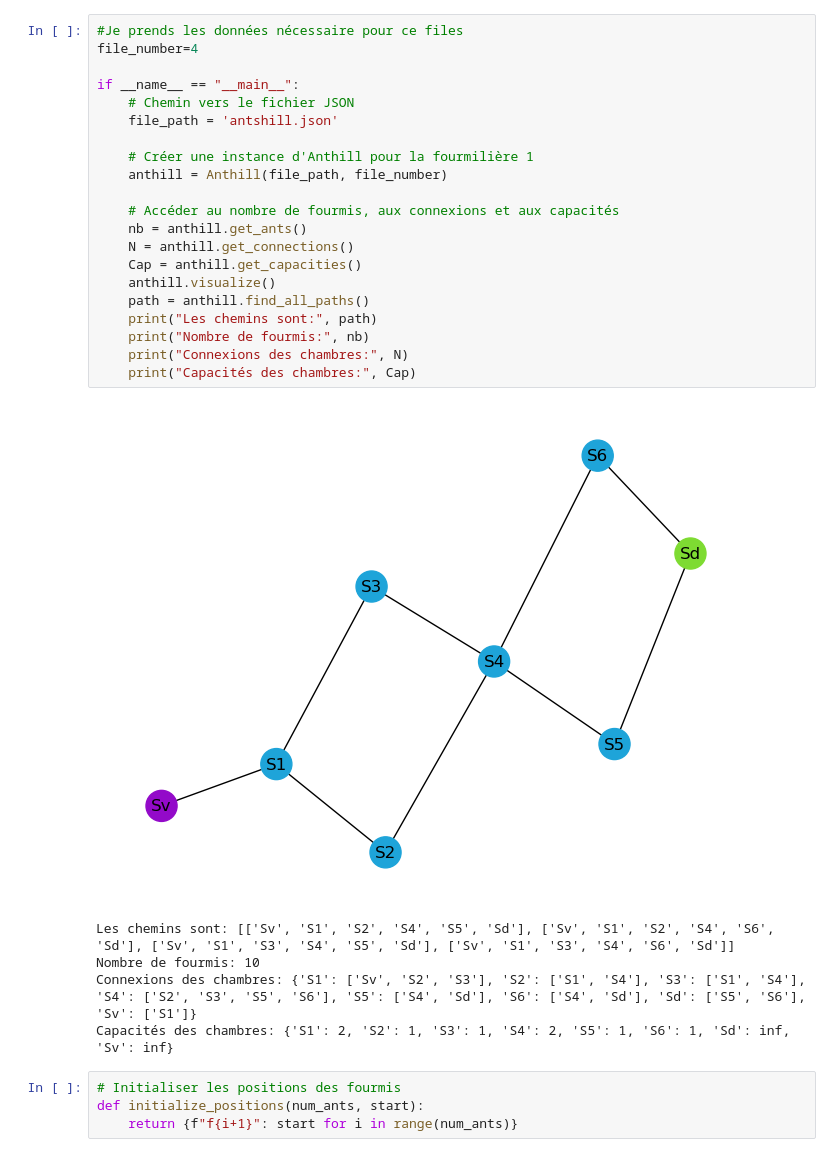
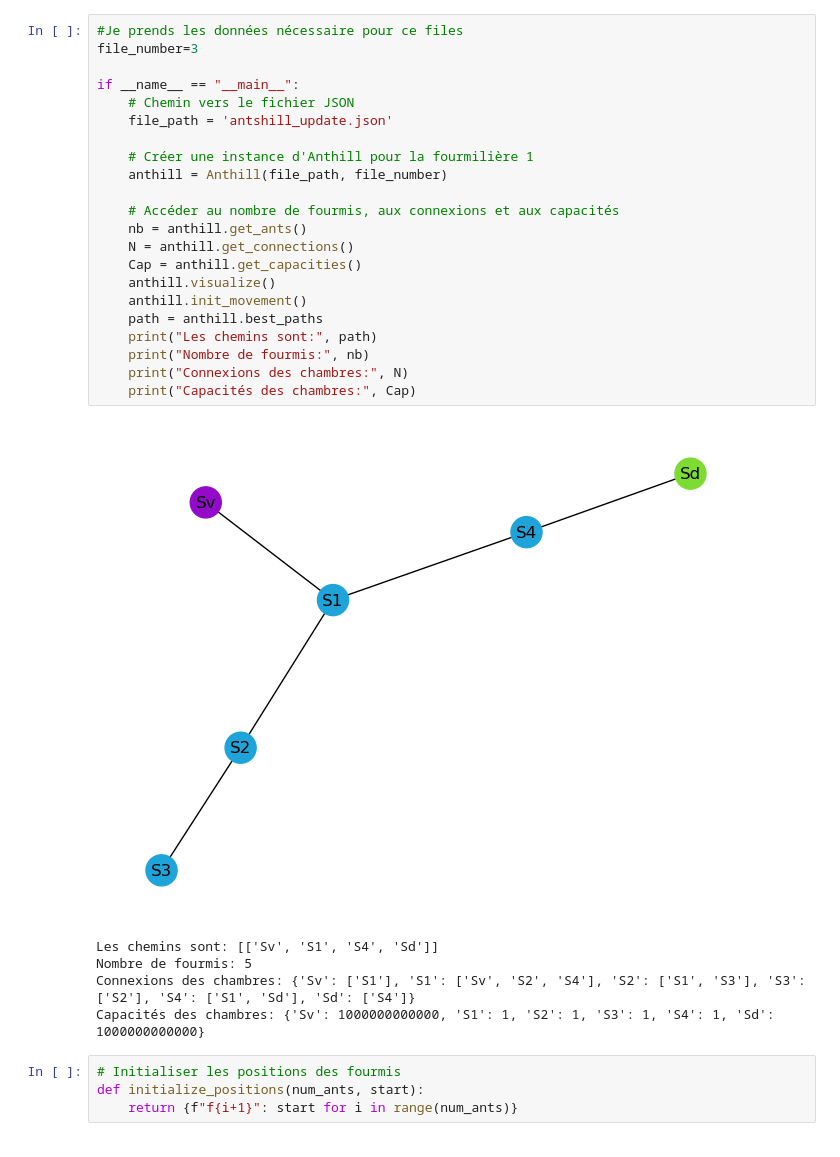
Before and after one commit to julienRactM/uneviedefourmi, a Jupyter notebook: Untitled.ipynb, the cells around one changed output. Cells and saved outputs as stored; diff of their text form.

```diff
--- a/Untitled.ipynb
+++ b/Untitled.ipynb
@@ -92,31 +224,32 @@ class Anthill:
         plt.show()
 # %%
 #Je prends les données nécessaire pour ce files
-file_number=4
+file_number=3
 
 if __name__ == "__main__":
     # Chemin vers le fichier JSON
-    file_path = 'antshill.json'
+    file_path = 'antshill_update.json'
 
     # Créer une instance d'Anthill pour la fourmilière 1
     anthill = Anthill(file_path, file_number)
 
     # Accéder au nombre de fourmis, aux connexions et aux capacités
     nb = anthill.get_ants()
     N = anthill.get_connections()
     Cap = anthill.get_capacities()
     anthill.visualize()
-    path = anthill.find_all_paths()
+    anthill.init_movement()
+    path = anthill.best_paths
     print("Les chemins sont:", path)
     print("Nombre de fourmis:", nb)
     print("Connexions des chambres:", N)
     print("Capacités des chambres:", Cap)
 # %% [output]
-[figure, old version]
+[figure, new version]
-Les chemins sont: [['Sv', 'S1', 'S2', 'S4', 'S5', 'Sd'], ['Sv', 'S1', 'S2', 'S4', 'S6', 'Sd'], ['Sv', 'S1', 'S3', 'S4', 'S5', 'Sd'], ['Sv', 'S1', 'S3', 'S4', 'S6', 'Sd']]
-Nombre de fourmis: 10
-Connexions des chambres: {'S1': ['Sv', 'S2', 'S3'], 'S2': ['S1', 'S4'], 'S3': ['S1', 'S4'], 'S4': ['S2', 'S3', 'S5', 'S6'], 'S5': ['S4', 'Sd'], 'S6': ['S4', 'Sd'], 'Sd': ['S5', 'S6'], 'Sv': ['S1']}
-Capacités des chambres: {'S1': 2, 'S2': 1, 'S3': 1, 'S4': 2, 'S5': 1, 'S6': 1, 'Sd': inf, 'Sv': inf}
+Les chemins sont: [['Sv', 'S1', 'S4', 'Sd']]
+Nombre de fourmis: 5
+Connexions des chambres: {'Sv': ['S1'], 'S1': ['Sv', 'S2', 'S4'], 'S2': ['S1', 'S3'], 'S3': ['S2'], 'S4': ['S1', 'Sd'], 'Sd': ['S4']}
+Capacités des chambres: {'Sv': 1000000000000, 'S1': 1, 'S2': 1, 'S3': 1, 'S4': 1, 'Sd': 1000000000000}
 # %%
 # Initialiser les positions des fourmis
 def initialize_positions(num_ants, start):
```
Also changed, not shown: parts of 4 cells of this notebook.
